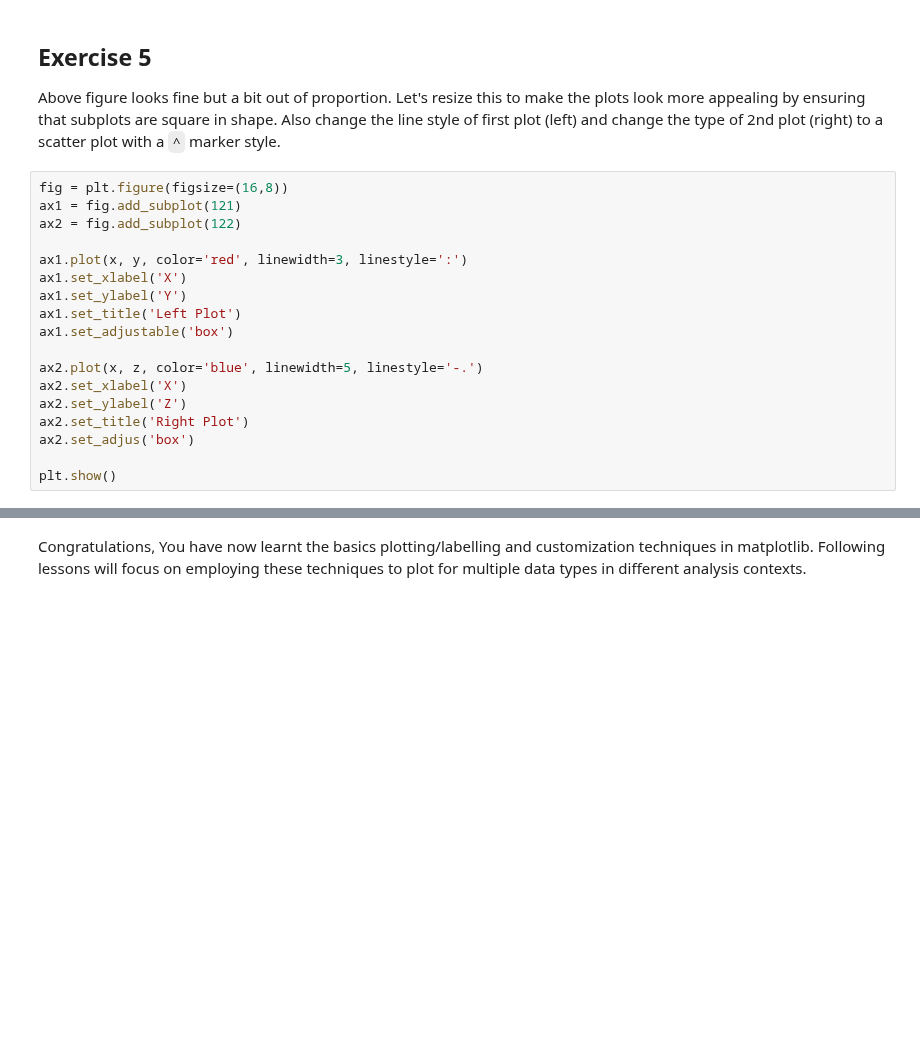
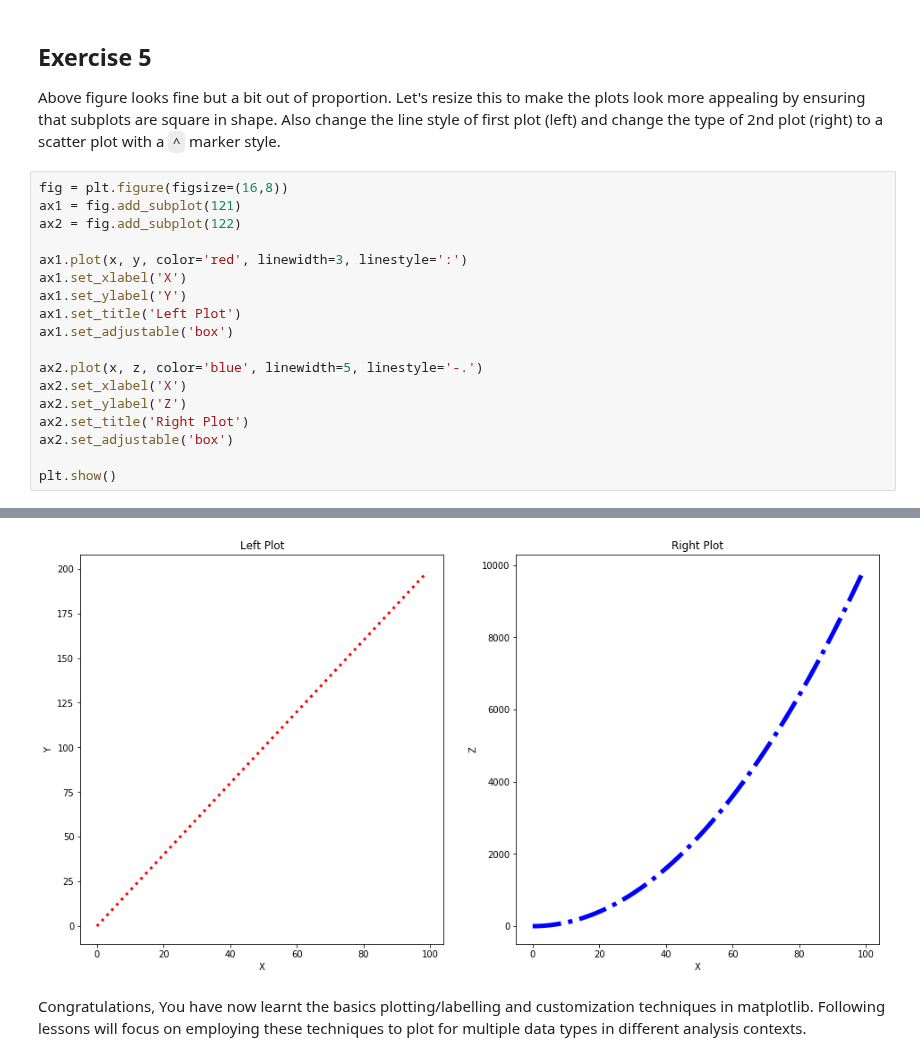
Before and after one commit to nkacoroski/dsc-1-03-13-customizing-visualizations-with-matplotlib-lab-seattle-ds-career-040119, a Jupyter notebook: index.ipynb, the cells around one changed output, grey strips where cells are left out. Saved outputs shown, nothing was run; the diff lists cells and outputs as text; blank space fills up the shorter version.

```diff
--- a/index.ipynb
+++ b/index.ipynb
@@ -183,7 +183,7 @@ ax2.plot(x, z, color='blue', linewidth=5, linestyle='-.')
 ax2.set_xlabel('X')
 ax2.set_ylabel('Z')
 ax2.set_title('Right Plot')
-ax2.set_adjus('box')
+ax2.set_adjustable('box')
 
 plt.show()
 # %% [output]
@@ -191,3 +190,4 @@ SyntaxError: EOL while scanning string literal (<ipython-input-64-d6c394a9f4ed>,
+[figure, added]
 # %% [markdown]
 Congratulations, You have now learnt the basics plotting/labelling and customization techniques in matplotlib. Following lessons will focus on employing these techniques to plot for multiple data types in different analysis contexts.
 # %% [markdown]
```
Also changed, not shown: parts of 1 cell of this notebook.
